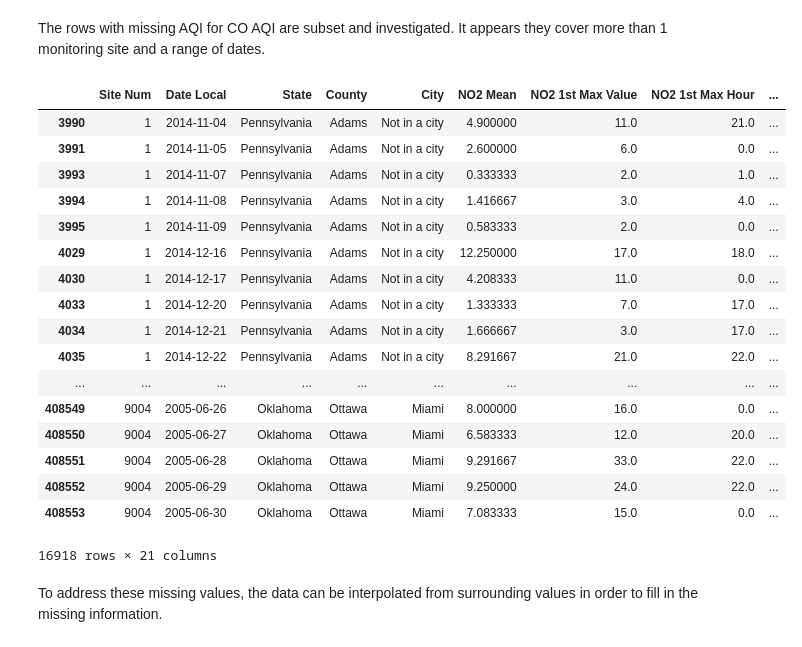
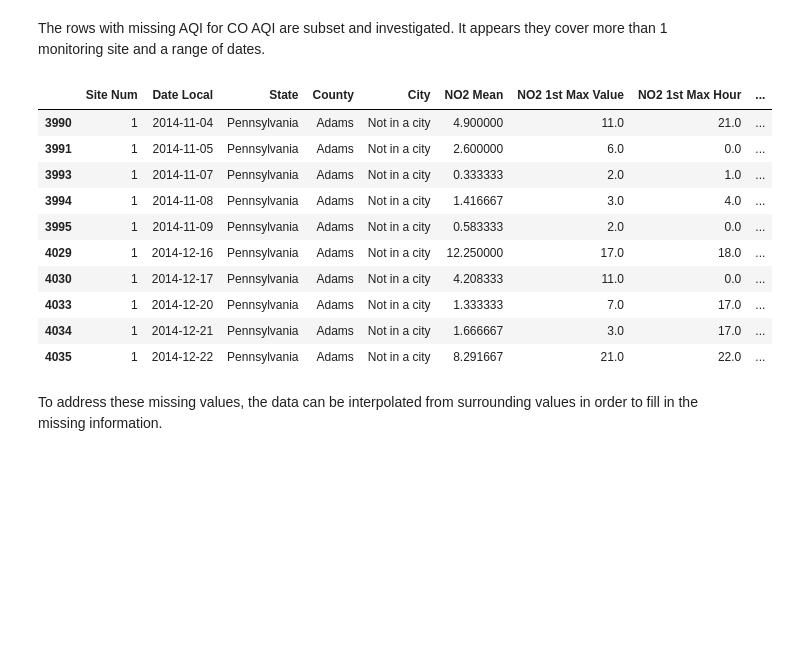
Before and after one commit to bouncebarkrun/Springboard-Data-Science-Career-Track, a Jupyter notebook: 1st Capstone Project/Capstone 1 Data Wrangling.ipynb, the cells around one changed output. Cells and saved outputs as stored; diff of their text form; code cells hidden in the pictures; blank space fills up the shorter version.

```diff
--- a/1st Capstone Project/Capstone 1 Data Wrangling.ipynb
+++ b/1st Capstone Project/Capstone 1 Data Wrangling.ipynb
@@ -10,6 +10,7 @@ Agency.
 #### Import pandas package
 # %%
 import pandas as pd
+pd.set_option("display.max_columns", 500)
 # %% [markdown]
 #### Import the pollution dataset
 # %%
@@ -170,26 +162,19 @@ mn.matrix(pollution[['CO AQI']])
 The rows with missing AQI for CO AQI are subset and investigated.  It appears they cover more than 1 monitoring site and a range of dates.
 # %%
 missing = pollution[pollution['CO AQI'] == 0]
-missing
+missing.head(10)
 # %% [output]
 |  | Site Num | Date Local | State | County | City | NO2 Mean | NO2 1st Max Value | NO2 1st Max Hour | ... |
 | 3990 | 1 | 2014-11-04 | Pennsylvania | Adams | Not in a city | 4.900000 | 11.0 | 21.0 | ... |
 | 3991 | 1 | 2014-11-05 | Pennsylvania | Adams | Not in a city | 2.600000 | 6.0 | 0.0 | ... |
 | 3993 | 1 | 2014-11-07 | Pennsylvania | Adams | Not in a city | 0.333333 | 2.0 | 1.0 | ... |
 | 3994 | 1 | 2014-11-08 | Pennsylvania | Adams | Not in a city | 1.416667 | 3.0 | 4.0 | ... |
 | 3995 | 1 | 2014-11-09 | Pennsylvania | Adams | Not in a city | 0.583333 | 2.0 | 0.0 | ... |
 | 4029 | 1 | 2014-12-16 | Pennsylvania | Adams | Not in a city | 12.250000 | 17.0 | 18.0 | ... |
 | 4030 | 1 | 2014-12-17 | Pennsylvania | Adams | Not in a city | 4.208333 | 11.0 | 0.0 | ... |
 | 4033 | 1 | 2014-12-20 | Pennsylvania | Adams | Not in a city | 1.333333 | 7.0 | 17.0 | ... |
 | 4034 | 1 | 2014-12-21 | Pennsylvania | Adams | Not in a city | 1.666667 | 3.0 | 17.0 | ... |
 | 4035 | 1 | 2014-12-22 | Pennsylvania | Adams | Not in a city | 8.291667 | 21.0 | 22.0 | ... |
-| ... | ... | ... | ... | ... | ... | ... | ... | ... | ... |
-| 408549 | 9004 | 2005-06-26 | Oklahoma | Ottawa | Miami | 8.000000 | 16.0 | 0.0 | ... |
-| 408550 | 9004 | 2005-06-27 | Oklahoma | Ottawa | Miami | 6.583333 | 12.0 | 20.0 | ... |
-| 408551 | 9004 | 2005-06-28 | Oklahoma | Ottawa | Miami | 9.291667 | 33.0 | 22.0 | ... |
-| 408552 | 9004 | 2005-06-29 | Oklahoma | Ottawa | Miami | 9.250000 | 24.0 | 22.0 | ... |
-| 408553 | 9004 | 2005-06-30 | Oklahoma | Ottawa | Miami | 7.083333 | 15.0 | 0.0 | ... |
-16918 rows × 21 columns
 # %% [markdown]
 To address these missing values, the data can be interpolated from surrounding values in order to fill in the missing information.
 # %%
```
Also changed, not shown: parts of 3 cells of this notebook.
